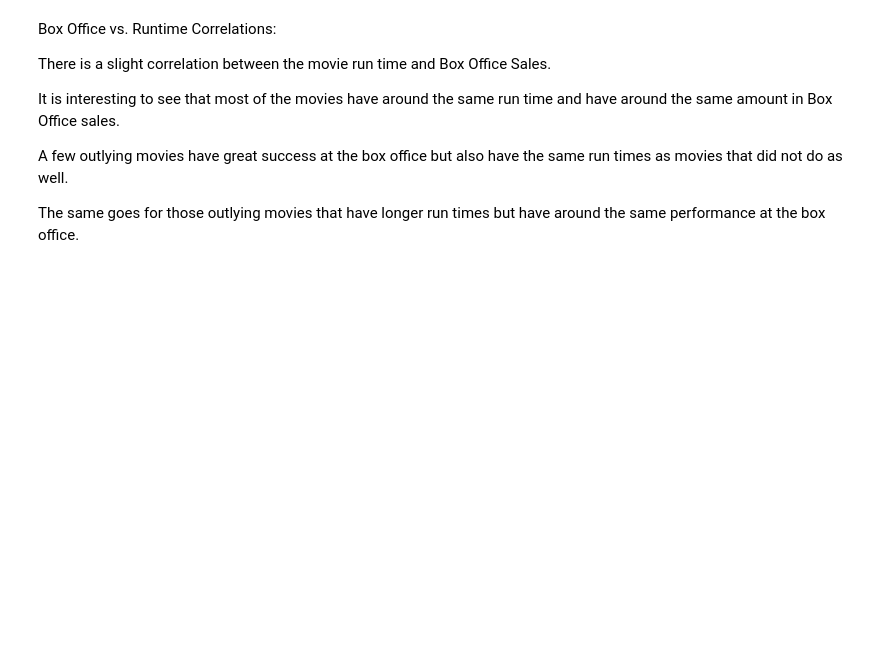
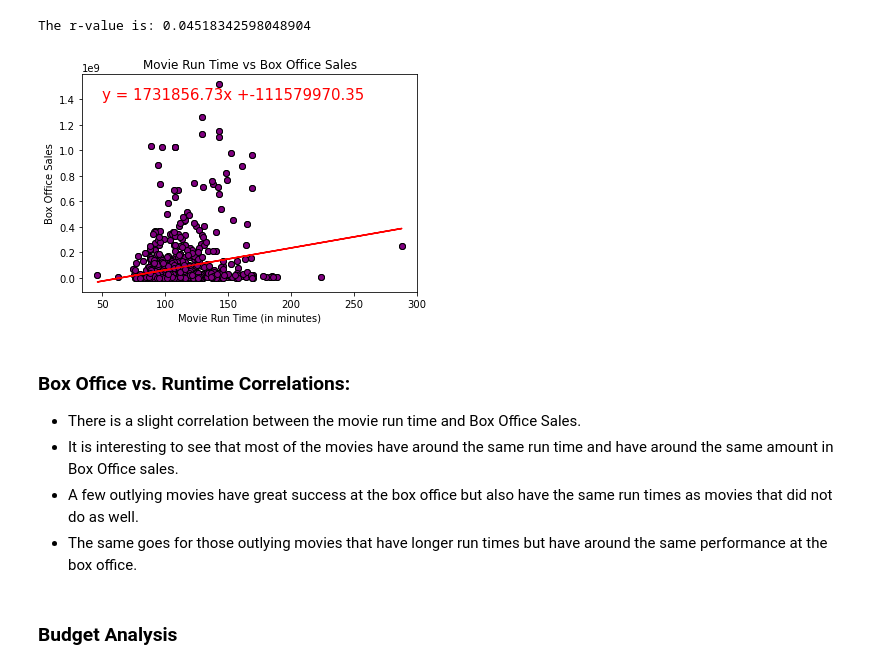
Before and after one commit to kellrow80/Project-1, a Jupyter notebook: Movie_DataQuest.ipynb, the cells around one changed output. Cells and saved outputs as stored; diff of their text form; code cells hidden in the pictures; blank space fills up the shorter version.

Commit message:
Revised text, added analysis, did a clean run-through. Saved with results for presentation.

```diff
--- a/Movie_DataQuest.ipynb
+++ b/Movie_DataQuest.ipynb
@@ -293,37 +506,40 @@ plt.show()
 # %%
+# Analyzing the plot
+
+#Establishing the scatter plot elements
 x_values = movie_sample["runtimeMinutes"]
 y_values = movie_sample["Box Office"]
 plt.xlabel("Movie Run Time (in minutes)")
 plt.ylabel("Box Office Sales")
 plt.title("Movie Run Time vs Box Office Sales")
 plt.scatter(x_values, y_values, marker = "o", facecolors = "purple", edgecolors="black")
 
+# Running the linear regression
 (slope, intercept, rvalue, pvalue, stderr) = linregress(x_values, y_values)
 regress_values = x_values * slope + intercept
 
 line_eq = "y = " + str(round(slope,2)) + "x +" + str(round(intercept,2))
 
+# Plotting
 plt.scatter(x_values, y_values, marker = "o", facecolors="purple", edgecolors="black")
 plt.plot(x_values,regress_values,"r-")
-
-plt.xlabel("Movie Run Time (in minutes)")
-plt.ylabel("Box Office Sales (in $100M)")
-plt.title("Movie Run Time vs Box Office Sales")
 plt.annotate(line_eq,(50,1400000000),fontsize=15,color="red")
 
-
+# Calculating and displaying the r^2 value
 print(f"The r-value is: {rvalue**2}")
 run_time_r2 = [rvalue**2]
 
 plt.show()
+# %% [output]
+The r-value is: 0.04518342598048904
+[figure, added]
 # %% [markdown]
-Box Office vs. Runtime Correlations:
+### Box Office vs. Runtime Correlations:
 
-There is a slight correlation between the movie run time and Box Office Sales.
-
-It is interesting to see that most of the movies have around the same run time and have around the same amount in Box Office sales.
-
-A few outlying movies have great success at the box office but also have the same run times as movies that did not do as well.
-
-The same goes for those outlying movies that have longer run times but have around the same performance at the box office.
+* There is a slight correlation between the movie run time and Box Office Sales.
+* It is interesting to see that most of the movies have around the same run time and have around the same amount in Box Office sales.
+* A few outlying movies have great success at the box office but also have the same run times as movies that did not do as well.
+* The same goes for those outlying movies that have longer run times but have around the same performance at the box office.
+# %% [markdown]
+### Budget Analysis
 # %%
```
Also changed, not shown: parts of 79 cells of this notebook, 1 other file.
